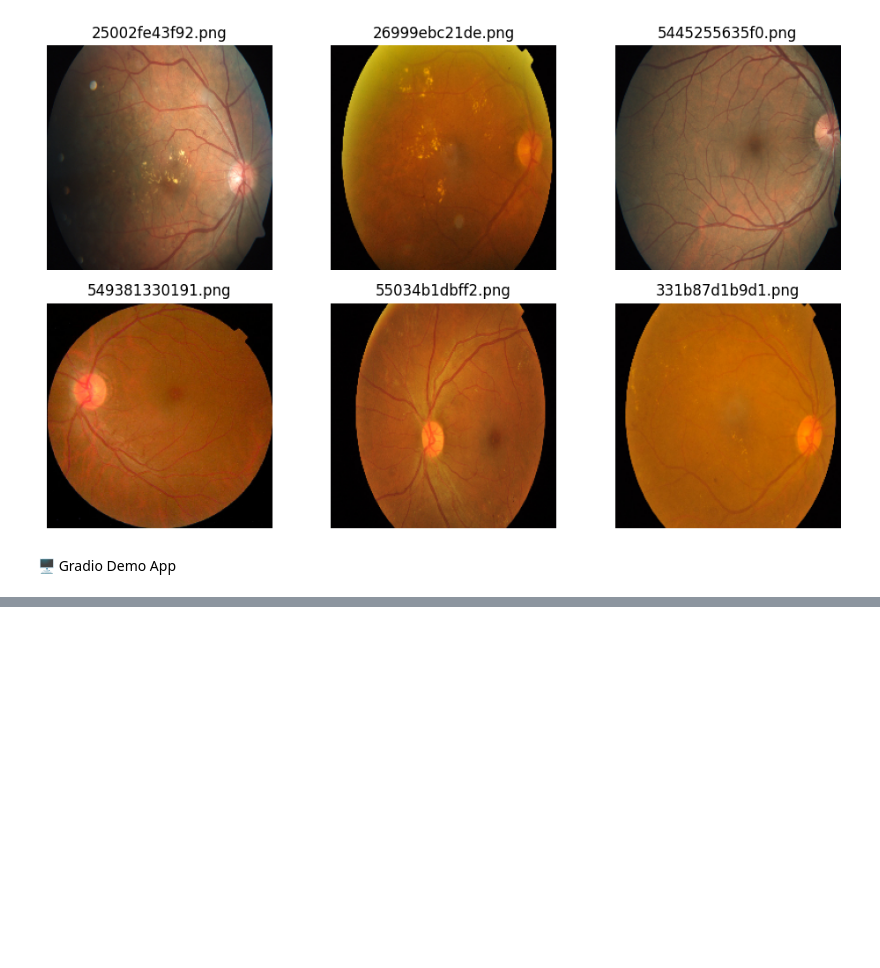
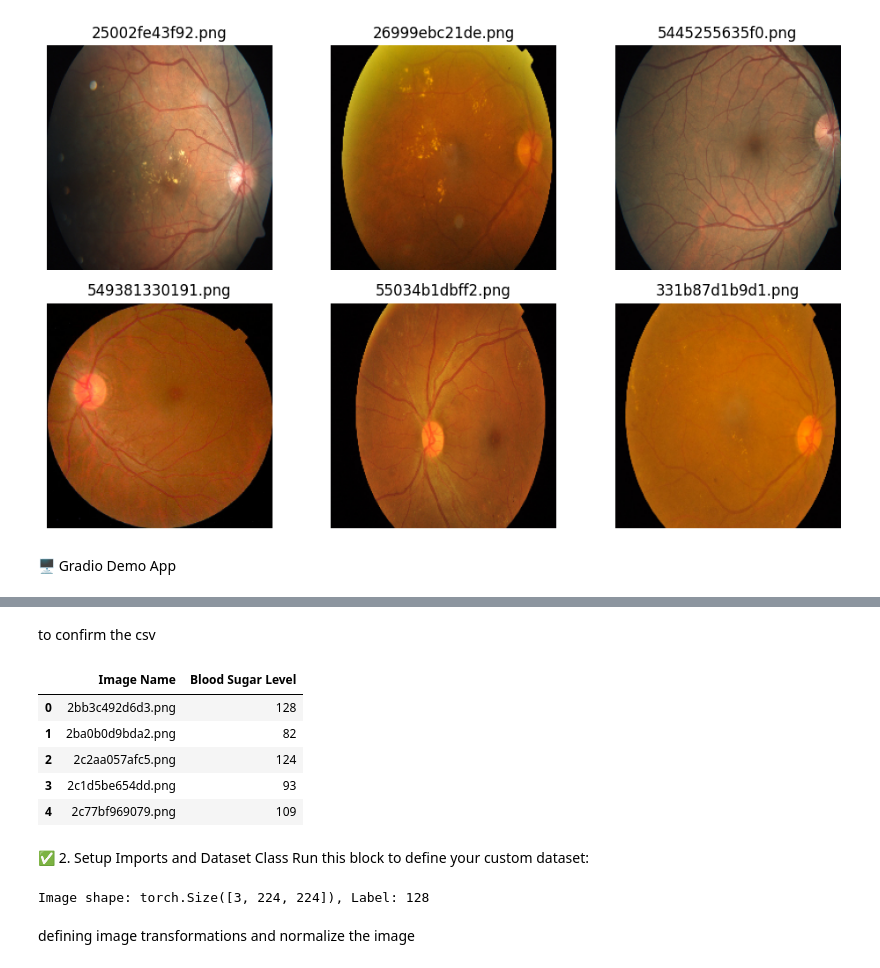
Before and after one commit to easeandrelax/blood-sugar-level, a Jupyter notebook: Ease_and_relax.ipynb, the cells around one changed output, grey strips where cells are left out. Drawn from its saved outputs; the diff is of its cells as text; code cells hidden in the pictures; blank space fills up the shorter version.

```diff
--- a/Ease_and_relax.ipynb
+++ b/Ease_and_relax.ipynb
@@ -155,0 +270,16 @@ interface.launch()
+# %% [markdown]
+to confirm the csv
+# %%
+import pandas as pd
+df = pd.read_csv('/content/drive/MyDrive/train_labeled.csv')
+df.head()
+# %% [output]
+|  | Image Name | Blood Sugar Level |
+| 0 | 2bb3c492d6d3.png | 128 |
+| 1 | 2ba0b0d9bda2.png | 82 |
+| 2 | 2c2aa057afc5.png | 124 |
+| 3 | 2c1d5be654dd.png | 93 |
+| 4 | 2c77bf969079.png | 109 |
+# %% [markdown]
+✅ 2. Setup Imports and Dataset Class
+Run this block to define your custom dataset:
@@ -155,0 +310,18 @@ interface.launch()
+# %%
+# Test it by creating an object and accessing one sample
+dataset = RetinaDataset(
+    csv_file='/content/drive/MyDrive/train_labeled.csv',
+    image_dir='/content/drive/MyDrive/train_images_preprocessed/',
+    transform=transforms.Compose([
+        transforms.Resize((224, 224)),
+        transforms.ToTensor(),
+    ])
+)
+
+# Display one sample to confirm
+image, label = dataset[0]
+print(f"Image shape: {image.shape}, Label: {label}")
+# %% [output]
+Image shape: torch.Size([3, 224, 224]), Label: 128
+# %% [markdown]
+defining image transformations  and normalize the image
```
Also changed, not shown: parts of 36 cells of this notebook.
